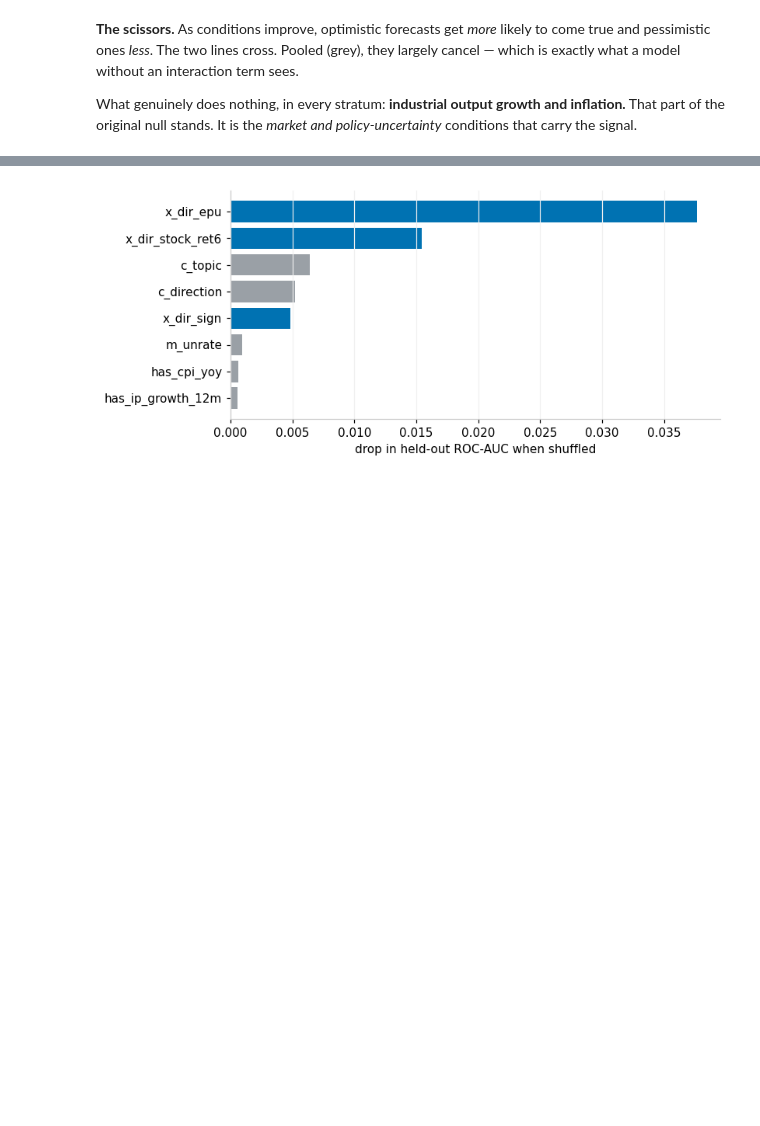
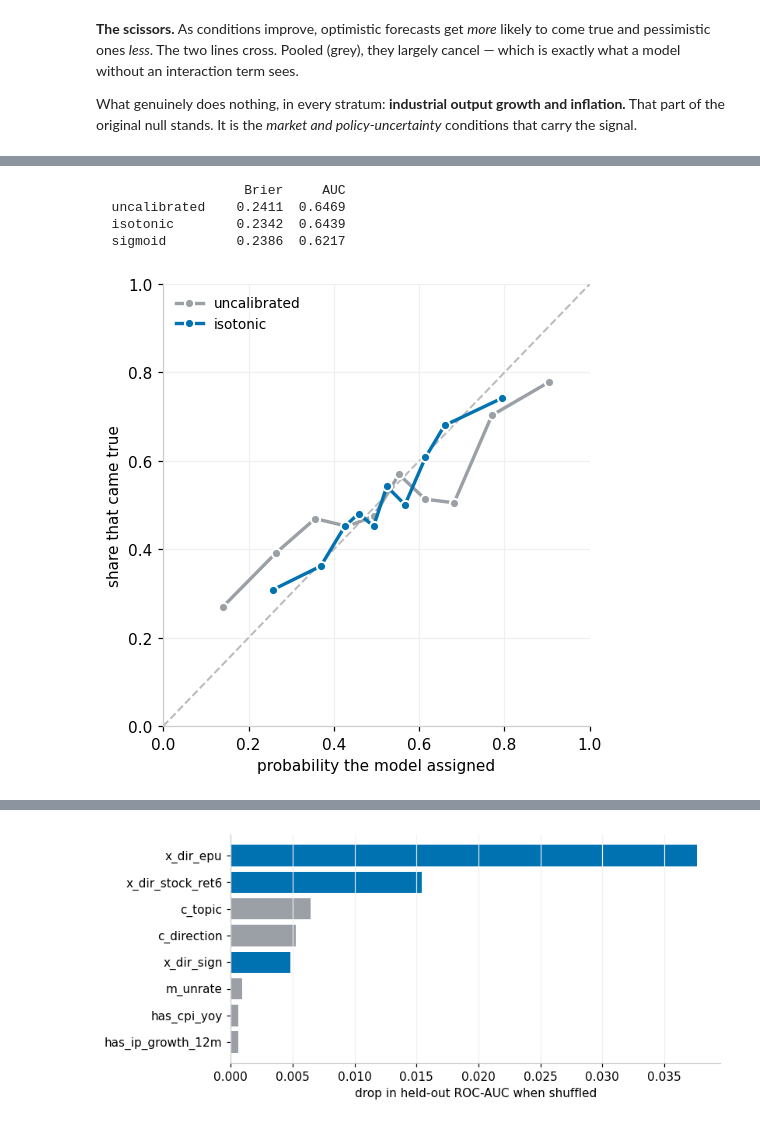
Before and after one commit to wangvincentx-cmd/datascience-rise-practicum, a Jupyter notebook: notebooks/hit_model.ipynb, the cells around one changed output, grey strips where cells are left out. Saved outputs shown, nothing was run; the diff lists cells and outputs as text; code cells hidden in the pictures; blank space fills up the shorter version.

```diff
--- a/notebooks/hit_model.ipynb
+++ b/notebooks/hit_model.ipynb
@@ -345,0 +462,28 @@ as literal odds.**
+# %%
+# Nested calibration: 22 outer folds x 5 inner period-grouped splits, twice. ~40s.
+cal = {"uncalibrated": oof_full}
+for method in ["isotonic", "sigmoid"]:
+    cal[method] = hp.oof_predict(X, y, groups, cat_f, num_f, calibrate=method)
+
+print(f"  {'':<14}{'Brier':>8}{'AUC':>8}")
+for name, o in cal.items():
+    m = hp.metrics(y, o)
+    print(f"  {name:<14}{m['brier']:>8.4f}{m['auc']:>8.4f}")
+
+fig, ax = plt.subplots(figsize=(4.8, 4.8))
+ax.plot([0, 1], [0, 1], color="#bbbbbb", lw=1.3, ls="--")
+for name, color in [("uncalibrated", GRAY), ("isotonic", BLUE)]:
+    o = cal[name]
+    k = ~np.isnan(o)
+    f_, p_ = calibration_curve(y[k], o[k], n_bins=10, strategy="quantile")
+    ax.plot(p_, f_, color=color, lw=2.2, marker="o", ms=6, mec="white", mew=1.3,
+            label=name)
+ax.set_xlim(0, 1); ax.set_ylim(0, 1); ax.legend(frameon=False, fontsize=9)
+ax.set_xlabel("probability the model assigned"); ax.set_ylabel("share that came true")
+plt.tight_layout(); plt.show()
+# %% [output]
+                   Brier     AUC
+  uncalibrated    0.2411  0.6469
+  isotonic        0.2342  0.6439
+  sigmoid         0.2386  0.6217
+[figure, added]
```
Also changed, not shown: parts of 16 cells of this notebook, 5 other files.
